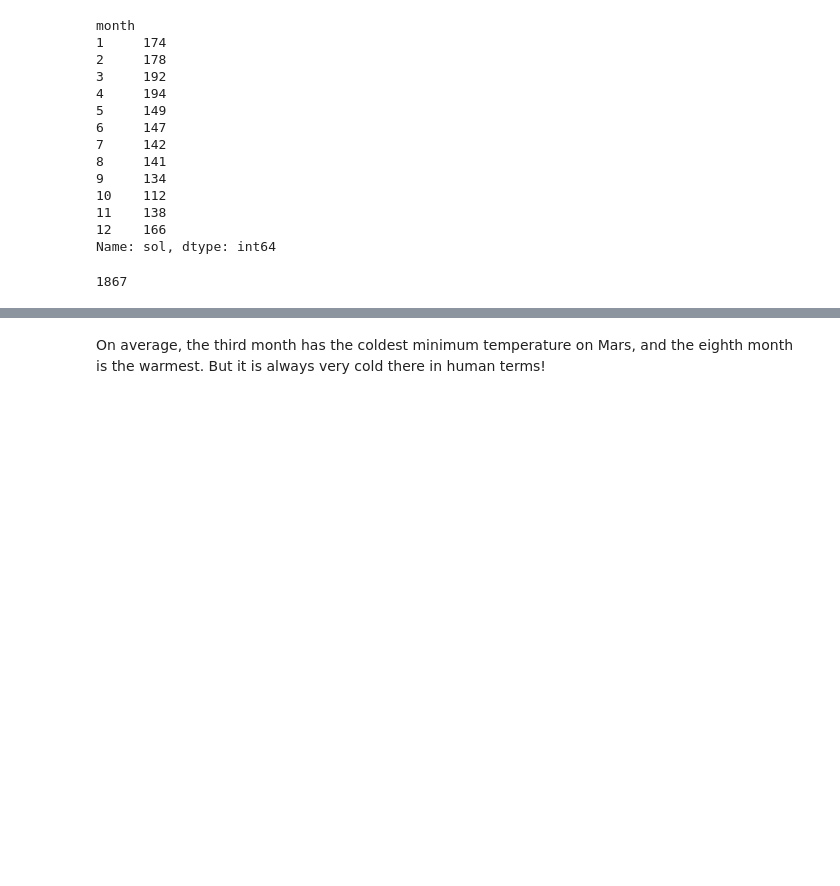
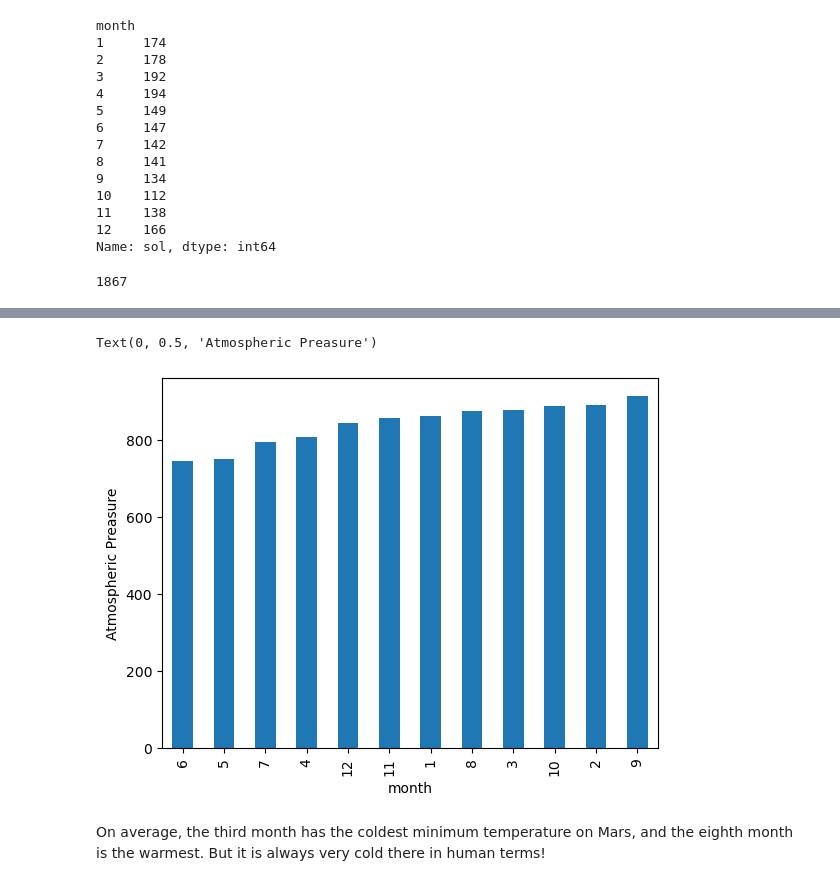
Before and after one commit to rbrennan55/mars_data_scraping, a Jupyter notebook: part_2_mars_weather.ipynb, the cells around one changed output, grey strips where cells are left out. Saved outputs shown, nothing was run; the diff lists cells and outputs as text; code cells hidden in the pictures; blank space fills up the shorter version.

```diff
--- a/part_2_mars_weather.ipynb
+++ b/part_2_mars_weather.ipynb
@@ -183,2 +213,4 @@ num_mars_days
 # %%
 # 4. Average pressure by Martian month
+avg_pressure_months = mars_temp_data_block_df.groupby(['month'])['pressure'].mean()
+avg_pressure_months
@@ -187,3 +232,12 @@ num_mars_days
+# %%
+# Plot the average pressure by month
+avg_pressure_months_asc = avg_pressure_months.sort_values(ascending=True)
+avg_pressure_months_asc.plot(kind = 'bar', x='month',y='pressure')
+plt.xlabel('month')
+plt.ylabel('Atmospheric Pressure')
+# %% [output]
+Text(0, 0.5, 'Atmospheric Preasure')
+[figure, added]
 # %%
 # 5. How many terrestrial (earth) days are there in a Martian year?
 # %% [markdown]
```
Also changed, not shown: parts of 6 cells of this notebook.
